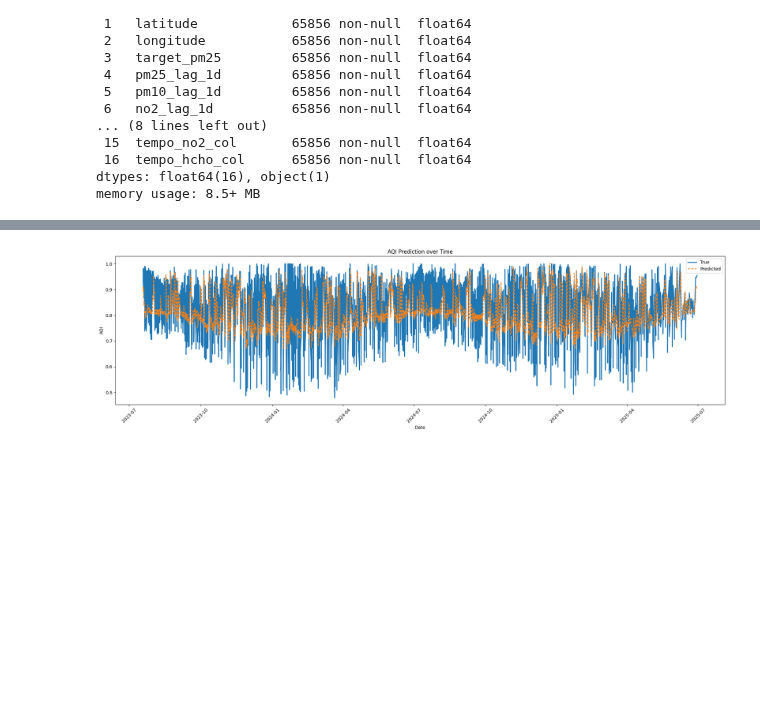
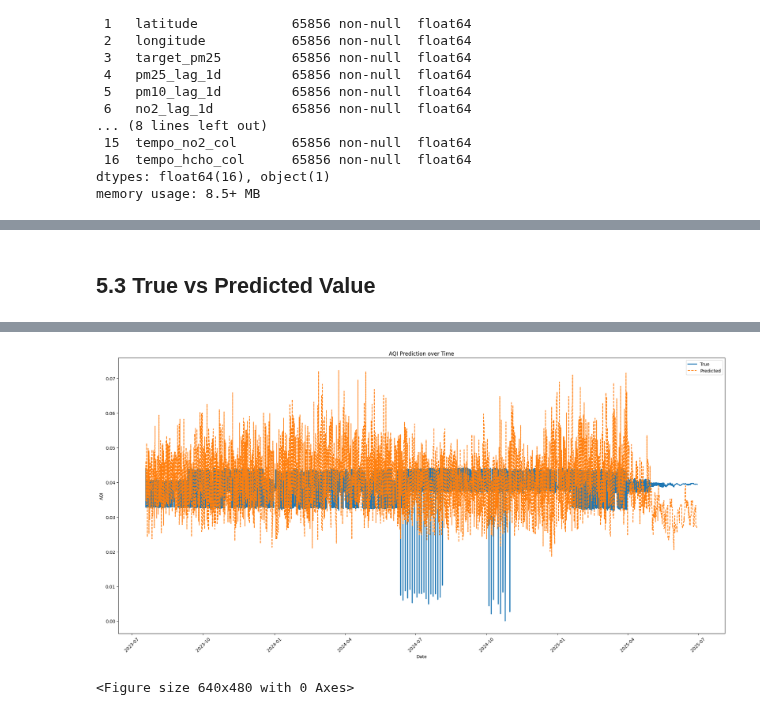
Before and after one commit to DanielNguyen-05/AirForce, a Jupyter notebook: ai/lstm_v1.ipynb, the cells around one changed output, grey strips where cells are left out. Cells and saved outputs as stored; diff of their text form; code cells hidden in the pictures; blank space fills up the shorter version.

Commit message:
add model

```diff
--- a/ai/lstm_v1.ipynb
+++ b/ai/lstm_v1.ipynb
@@ -266,0 +307,2 @@ def create_sequences(data, target_col, lookback):
+# %%
+df.drop(columns=['target_pm25', 'longitude', 'latitude', 'target_pm25', 'pm25_lag_1d', 'pm10_lag_1d', 'no2_lag_1d', 'co', 'so2', 'o3'], inplace=True)
@@ -266,0 +330,2 @@ def create_sequences(data, target_col, lookback):
+# %%
+df_scaled, _ = __min_max_scaler(df)
@@ -267,3 +347,16 @@ def create_sequences(data, target_col, lookback):
+# %%
+target_col = "AQI_Total"
+
+def create_sequences(data, target_col, lookback):
+    X, y, dates = [], [], []
+    for i in range(len(data) - lookback):
+        seq_X = data.iloc[i:i+lookback].drop(columns=['date', target_col]).values
+        seq_y = data.iloc[i+lookback][target_col]
+        seq_date = data.iloc[i+lookback]['date']
+        X.append(seq_X)
+        y.append(seq_y)
+        dates.append(seq_date)
+    return np.array(X), np.array(y), np.array(dates)
 # %%
 lookback = 7
 X, y, dates = create_sequences(df_scaled, target_col, lookback)
@@ -310,10 +407,4 @@ View run at https://wandb.ai/quanghuy71847-ton-duc-thang-university/NASA_AIR_QUA
 # %%
-from wandb.keras import WandbCallback
-from tensorflow.keras.models import Sequential
-from tensorflow.keras.layers import LSTM, Dense, Dropout
-from tensorflow.keras.optimizers import Adam
-
-
 config = wandb.config
 model = Sequential([
     LSTM(config.units, input_shape=(X_train.shape[1], X_train.shape[2]), return_sequences=False),
@@ -325,13 +416,22 @@ model = Sequential([
 optimizer = Adam(learning_rate=config.learning_rate)
 model.compile(optimizer=optimizer, loss='mse')
 
-# --- Huấn luyện ---
+early_stop = EarlyStopping(
+    monitor='val_loss',
+    patience=5,
+    restore_best_weights=True,
+    verbose=1
+)
+
 history = model.fit(
     X_train, y_train,
     epochs=config.epochs,
     batch_size=config.batch_size,
     validation_data=(X_test, y_test),
-    callbacks=[WandbCallback(save_model=False, save_weights_only=False, save_graph=False)],
+    callbacks=[
+        WandbCallback(save_model=False, save_weights_only=False, save_graph=False),
+        early_stop
+    ],
     verbose=1
 )
 # %% [output]
@@ -356,10 +456,11 @@ Epoch 50/50
+# %% [markdown]
+## **5.3 True vs Predicted Value**
 # %%
 import matplotlib.pyplot as plt
 
 y_pred = model.predict(X_test)
 
-
-plt.figure(figsize=(20, 6))
+plt.figure(figsize=(20, 10))
 plt.plot(dates_test, y_test, label='True', linewidth=2)
 plt.plot(dates_test, y_pred, label='Predicted', linestyle='--')
 plt.legend()
@@ -369,4 +470,5 @@ plt.ylabel("AQI")
 plt.xticks(rotation=45)
 plt.tight_layout()
 plt.show()
+plt.savefig("truevspredicted.png", dpi=300, bbox_inches='tight')
 # %% [output]
@@ -374 +476,2 @@ plt.show()
-[figure, old version]
+[figure, new version]
+<Figure size 640x480 with 0 Axes>
```
Also changed, not shown: parts of 74 cells of this notebook, 51 other files.
